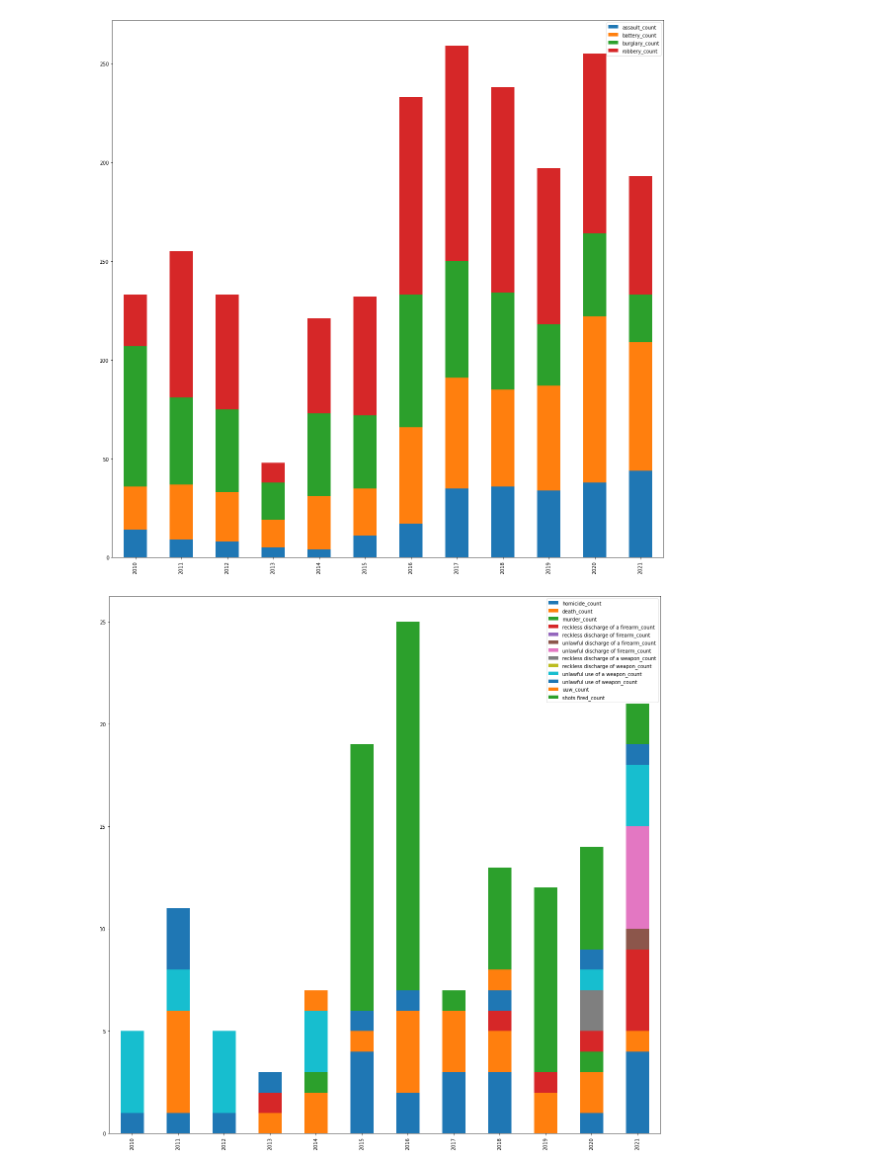
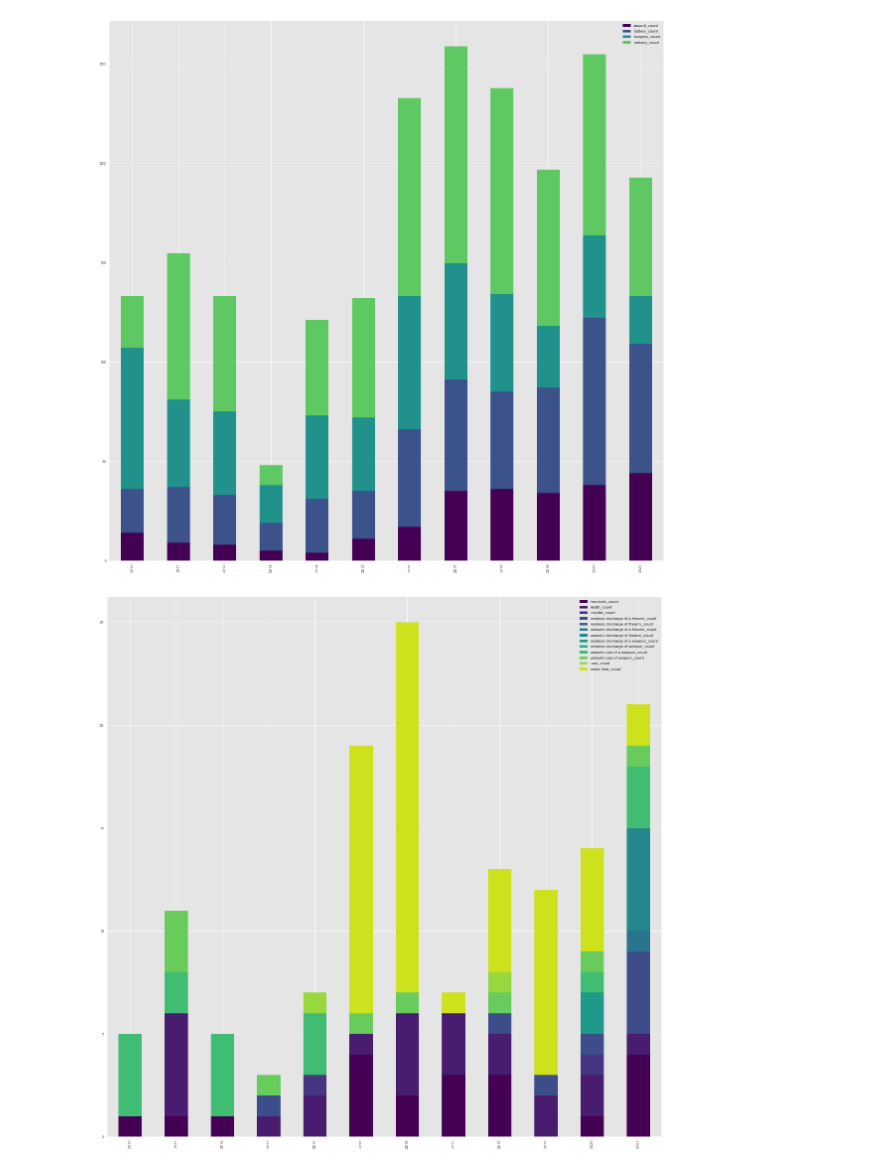
Before and after one commit to UCOpenData/NewCPD, a Jupyter notebook: visualizations.ipynb, the cells around one changed output. Saved outputs shown, nothing was run; the diff lists cells and outputs as text; code cells hidden in the pictures.

Commit message:
Updated themes for graphs

```diff
--- a/visualizations.ipynb
+++ b/visualizations.ipynb
@@ -30,7 +30,18 @@ cleaned['Date'] = cleaned['Date'].dt.date
 cleaned = cleaned[~cleaned.Incident.str.contains('Domestic')]
 cleaned['Incident'] = cleaned["Incident"].str.lower()
 # %%
+def gencolors(num):
+    cmap = get_cmap('viridis')
+    norm = normalize(vmin=0, vmax=num)
+    clist = list()
+    for i in range(num):
+        clist.append(cmap(norm(i)))
+    return clist
+
+
 def plot_incidents_vs_time(df, incident):
+    plt.style.use('ggplot')
+
     sdate = df['Date'].min()
     edate = df['Date'].max()
     delta = edate - sdate       # as timedelta
@@ -62,6 +73,8 @@ def plot_incidents_vs_time(df, incident):
 # plot_incidents_vs_time(cleaned, 'Robbery')
 
 def plot_incidents_barplot(df, incidents):
+    plt.style.use('ggplot')
+
     sdate = df['Date'].min()
     edate = df['Date'].max()
     delta = edate - sdate       # as timedelta
@@ -96,33 +109,33 @@ def plot_incidents_barplot(df, incidents):
         subset = df[df['Incident'].str.contains(incident)]
         value_counts = subset['Date'].value_counts()
         for index, value in value_counts.iteritems():
             y = index.year
             year_data.loc[index.year, incident+'_count'] += value
 
-    year_data.plot(kind='bar', stacked=True, figsize=(20, 20))
+    year_data.plot(kind='bar', stacked=True, figsize=(20, 20), color = gencolors(len(incidents)))
     plt.show()
 
 
 
 plot_incidents_barplot(cleaned, ['assault', 'battery', 'burglary', 'robbery'])
 plot_incidents_barplot(cleaned, ['homicide', 'death', 'murder',
                                  'reckless discharge of a firearm',
                                  'reckless discharge of firearm',
                                  'unlawful discharge of a firearm',
                                  'unlawful discharge of firearm',
                                  'reckless discharge of a weapon',
                                  'reckless discharge of weapon',
                                  'unlawful use of a weapon',
                                  'unlawful use of weapon',
                                  'uuw',
                                  'shots fired'])
 plot_incidents_barplot(cleaned, ['sexual', 'stalking', 'fondling', 'indecent exposure', 'public indecency',
                                  'sex crime', 'sex offense'])
 plot_incidents_barplot(cleaned, ['medical call', 'medical transport', 'mental health', 'sick person',
                                  'well being check', 'well-being check'])
 
 # plot_incidents_barplot(cleaned, ['Criminal Damage to Property'])
 # plot_incidents_barplot(cleaned, ['Non-Criminal'])
 # %% [output]
-[figure, old version]
+[figure, new version]
-[figure, old version]
+[figure, new version]
```
Also changed, not shown: parts of 2 cells of this notebook, 1 other file.
